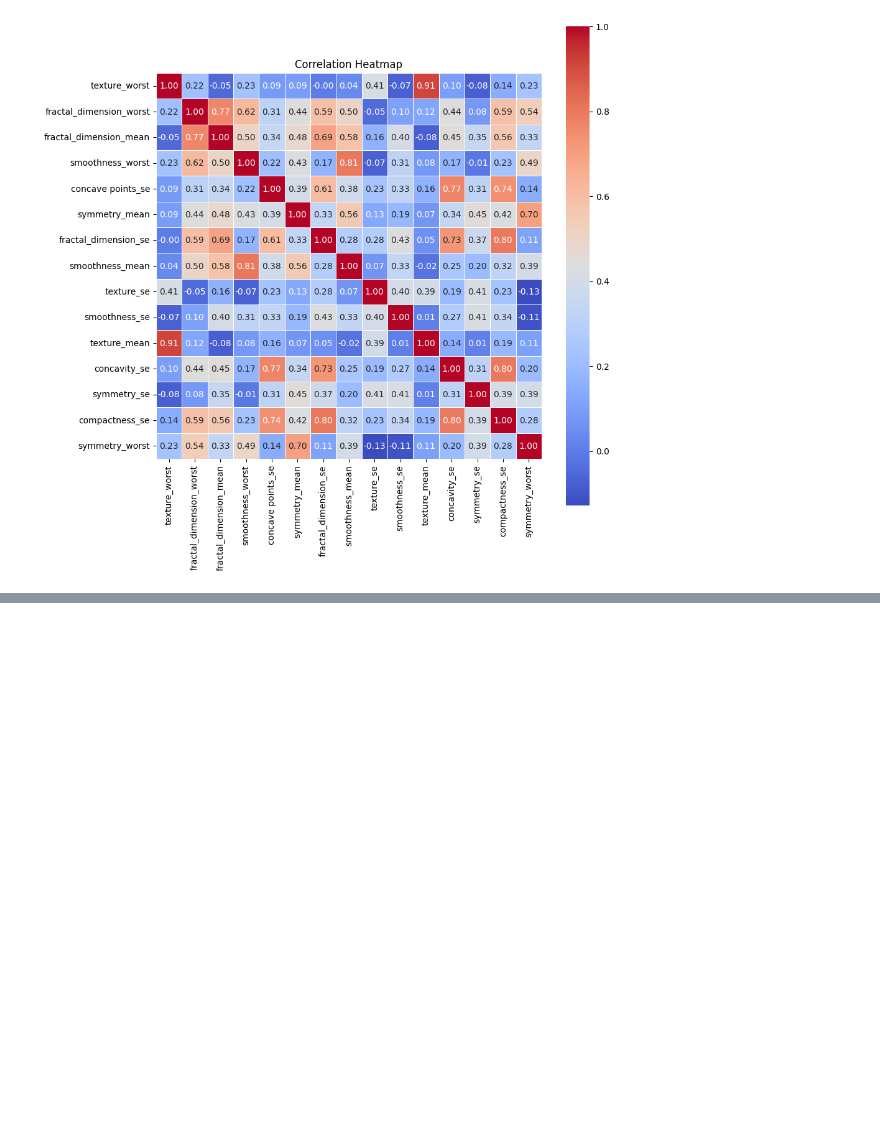
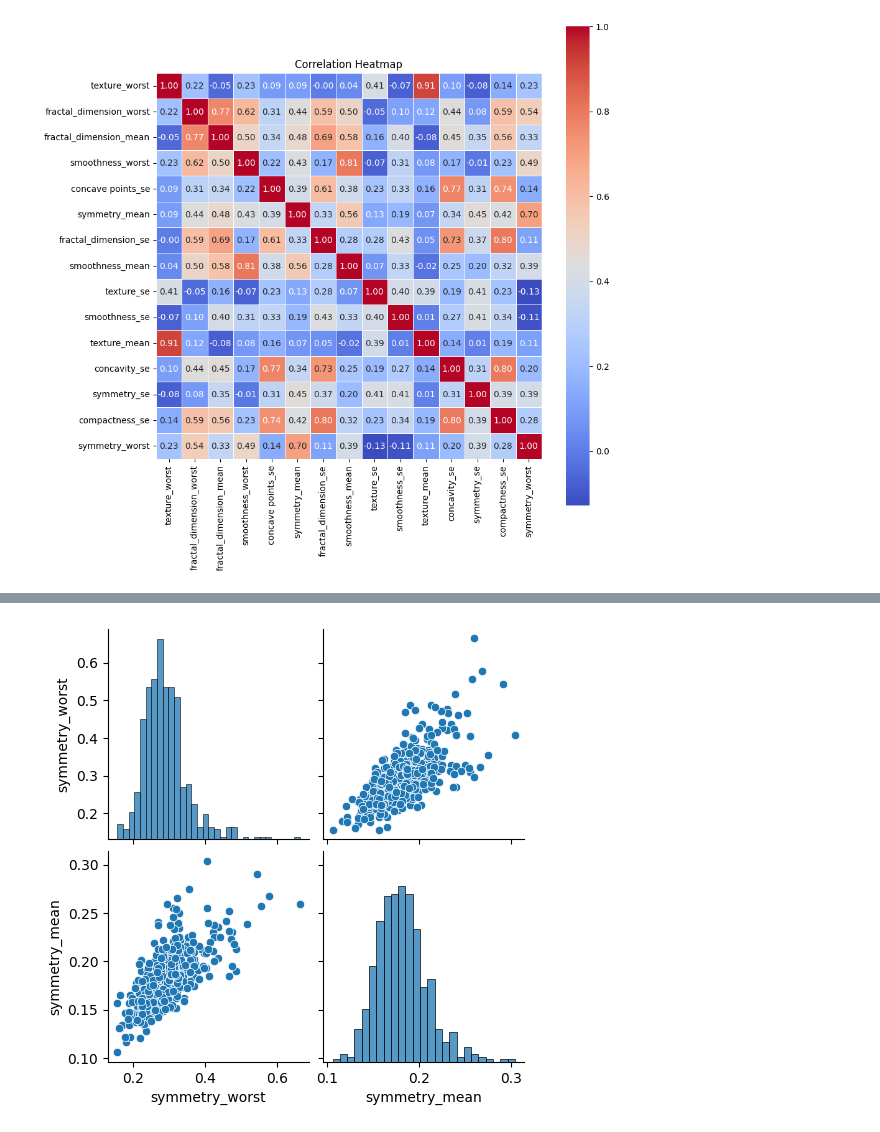
Before and after one commit to tselane2110/Breast-Cancer-Detection, a Jupyter notebook: BreastCancerPrediction.ipynb, the cells around one changed output, grey strips where cells are left out. Saved outputs shown, nothing was run; the diff lists cells and outputs as text; code cells hidden in the pictures; blank space fills up the shorter version.

```diff
--- a/BreastCancerPrediction.ipynb
+++ b/BreastCancerPrediction.ipynb
@@ -1060,0 +1083,6 @@ plt.show()
+# %%
+# to test if their relationship is linearly correlated
+sns.pairplot(g10)
+plt.show()
+# %% [output]
+[figure, added]
```
Also changed, not shown: parts of 29 cells of this notebook.
